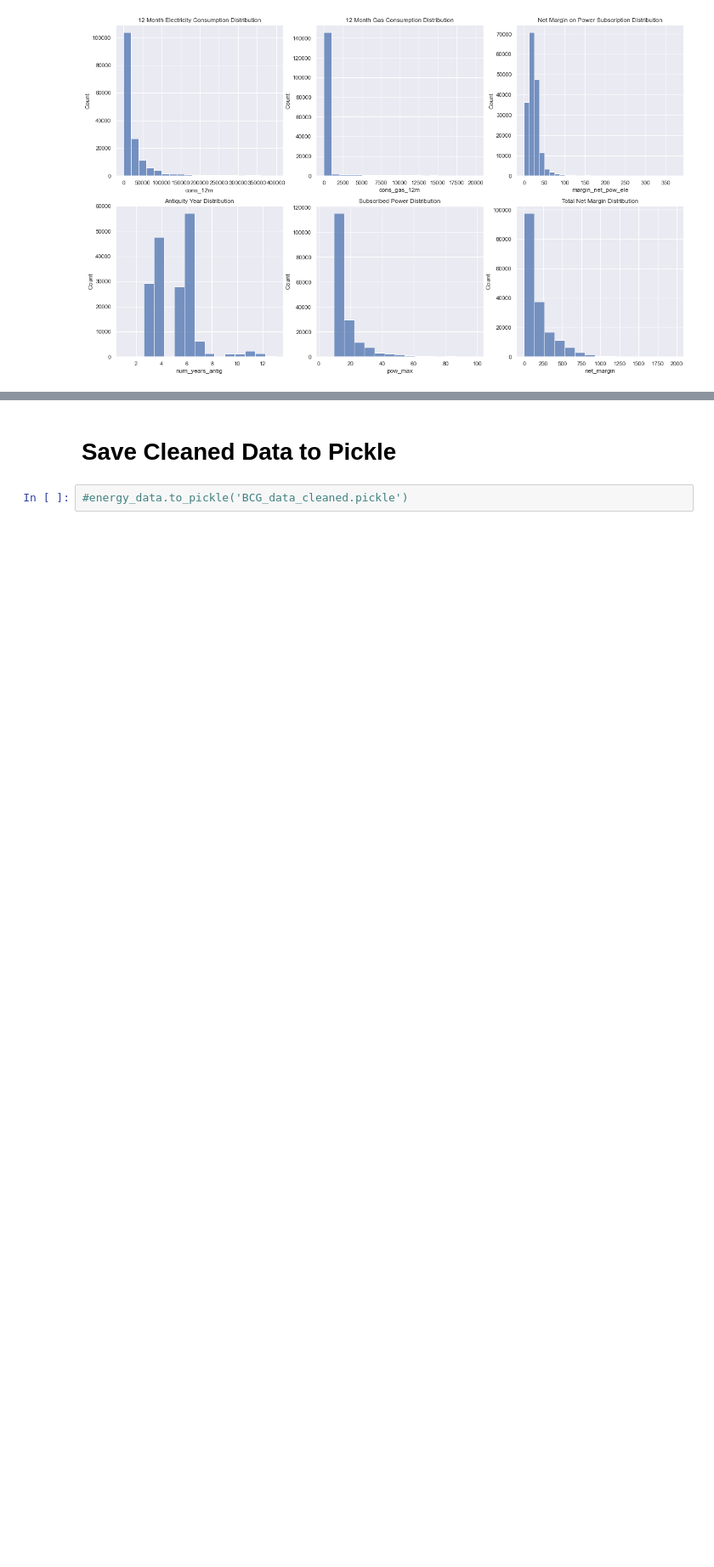
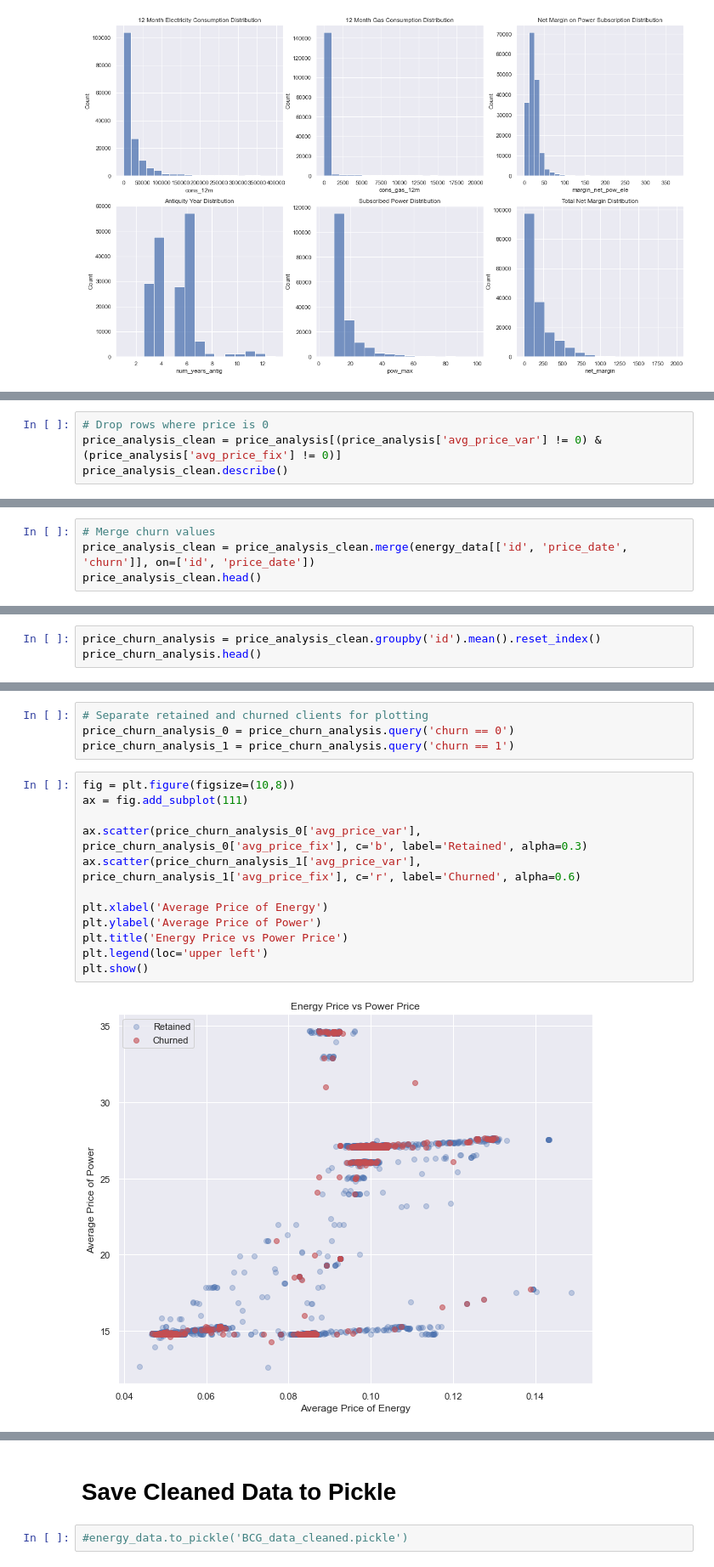
Before and after one commit to saul-chirinos/BCG_DS_VEP, a Jupyter notebook: Task_2/bcg_eda.ipynb, the cells around one changed output, grey strips where cells are left out. Shown at 85% size. Cells and saved outputs as stored; diff of their text form; blank space fills up the shorter version.

```diff
--- a/Task_2/bcg_eda.ipynb
+++ b/Task_2/bcg_eda.ipynb
@@ -300,0 +314,4 @@ Name: imp_cons, dtype: float64
+# %%
+# Drop rows where price is 0
+price_analysis_clean = price_analysis[(price_analysis['avg_price_var'] != 0) & (price_analysis['avg_price_fix'] != 0)]
+price_analysis_clean.describe()
@@ -300,0 +328,4 @@ Name: imp_cons, dtype: float64
+# %%
+# Merge churn values
+price_analysis_clean = price_analysis_clean.merge(energy_data[['id', 'price_date', 'churn']], on=['id', 'price_date'])
+price_analysis_clean.head()
@@ -300,0 +339,3 @@ Name: imp_cons, dtype: float64
+# %%
+price_churn_analysis = price_analysis_clean.groupby('id').mean().reset_index()
+price_churn_analysis.head()
@@ -300,0 +349,18 @@ Name: imp_cons, dtype: float64
+# %%
+# Separate retained and churned clients for plotting
+price_churn_analysis_0 = price_churn_analysis.query('churn == 0')
+price_churn_analysis_1 = price_churn_analysis.query('churn == 1')
+# %%
+fig = plt.figure(figsize=(10,8))
+ax = fig.add_subplot(111)
+
+ax.scatter(price_churn_analysis_0['avg_price_var'], price_churn_analysis_0['avg_price_fix'], c='b', label='Retained', alpha=0.3)
+ax.scatter(price_churn_analysis_1['avg_price_var'], price_churn_analysis_1['avg_price_fix'], c='r', label='Churned', alpha=0.6)
+
+plt.xlabel('Average Price of Energy')
+plt.ylabel('Average Price of Power')
+plt.title('Energy Price vs Power Price')
+plt.legend(loc='upper left')
+plt.show()
+# %% [output]
+[figure, added]
```
Also changed, not shown: parts of 21 cells of this notebook.
